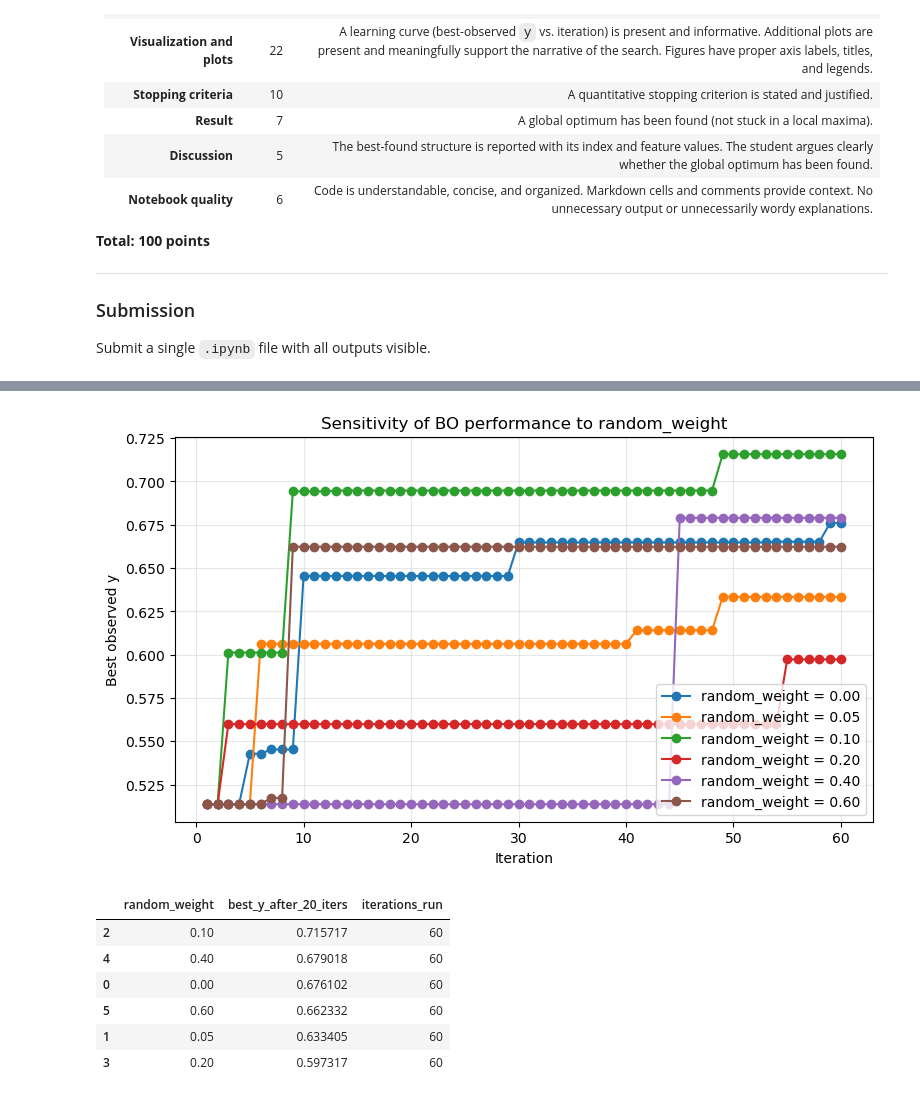
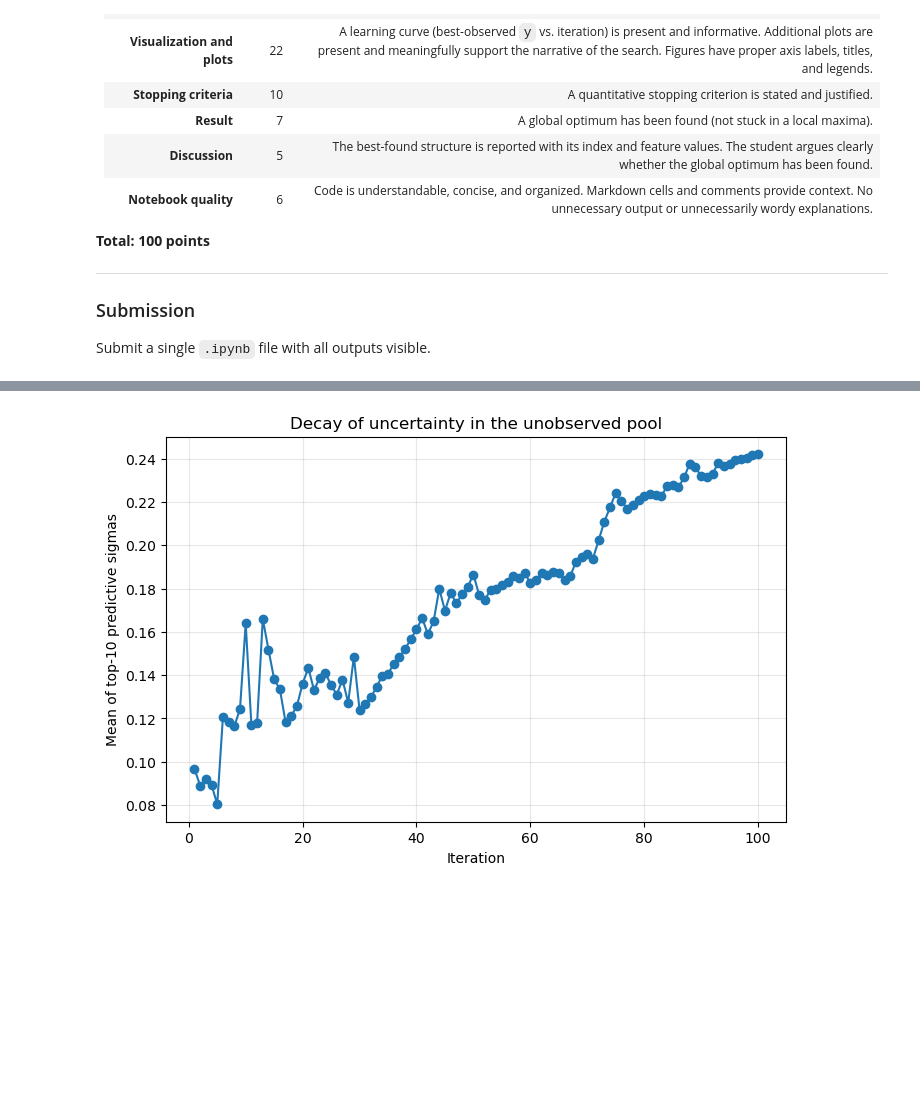
Before and after one commit to zhoueth1/MSE238, a Jupyter notebook: Project/project.ipynb, the cells around one changed output, grey strips where cells are left out. Drawn from its saved outputs; the diff is of its cells as text; code cells hidden in the pictures; blank space fills up the shorter version.

```diff
--- a/Project/project.ipynb
+++ b/Project/project.ipynb
@@ -483,54 +388,16 @@ display(top_candidates_iter1.head(10))
-# %%
-def run_for_weight(random_weight, xi=0.01, n_iter=20, random_state=238):
-  history_tmp, _, _, _ = run_bayesian_optimization(
-    X_scaled=X_scaled,
-    y=y,
-    seed_indices=SEED_INDICES,
-    n_iter=n_iter,
-    xi=xi,
-    random_weight=random_weight,
-    random_state=random_state,
-    patience=999,
-    sigma_tol=0.0
-  )
-  return history_tmp
-
-weights_to_test = [0.00, 0.05, 0.10, 0.20, 0.40, 0.60]
-
-fig, ax = plt.subplots(figsize=(9, 5))
-
-weight_summary = []
-
-for w in weights_to_test:
-  hist_w = run_for_weight(random_weight=w, xi=XI, n_iter=60, random_state=238)
-  ax.plot(
-    hist_w["iteration"],
-    hist_w["best_observed_y"],
-    marker="o",
-    label=f"random_weight = {w:.2f}"
-  )
-
-  weight_summary.append({
-    "random_weight": w,
-    "best_y_after_20_iters": hist_w["best_observed_y"].iloc[-1],
-    "iterations_run": len(hist_w)
-  })
-
-ax.set_xlabel("Iteration")
-ax.set_ylabel("Best observed y")
-ax.set_title("Sensitivity of BO performance to random_weight")
-ax.legend()
-ax.grid(True, alpha=0.3)
-plt.show()
-
-weight_summary_df = pd.DataFrame(weight_summary).sort_values("best_y_after_20_iters", ascending=False)
-display(weight_summary_df)
-# %% [output]
-[figure, removed]
-|  | random_weight | best_y_after_20_iters | iterations_run |
-| 2 | 0.10 | 0.715717 | 60 |
-| 4 | 0.40 | 0.679018 | 60 |
-| 0 | 0.00 | 0.676102 | 60 |
-| 5 | 0.60 | 0.662332 | 60 |
-| 1 | 0.05 | 0.633405 | 60 |
-| 3 | 0.20 | 0.597317 | 60 |
+# %%
+fig, ax = plt.subplots(figsize=(8, 5))
+
+ax.plot(
+  history_ucb["iteration"],
+  history_ucb["mean_top10_sigma_pool"],
+  marker="o"
+)
+
+ax.set_xlabel("Iteration")
+ax.set_ylabel("Mean of top-10 predictive sigmas")
+ax.set_title("Decay of uncertainty in the unobserved pool")
+ax.grid(True, alpha=0.3)
+plt.show()
+# %% [output]
+[figure, added]
```
Also changed, not shown: parts of 15 cells of this notebook, 1 other file.
